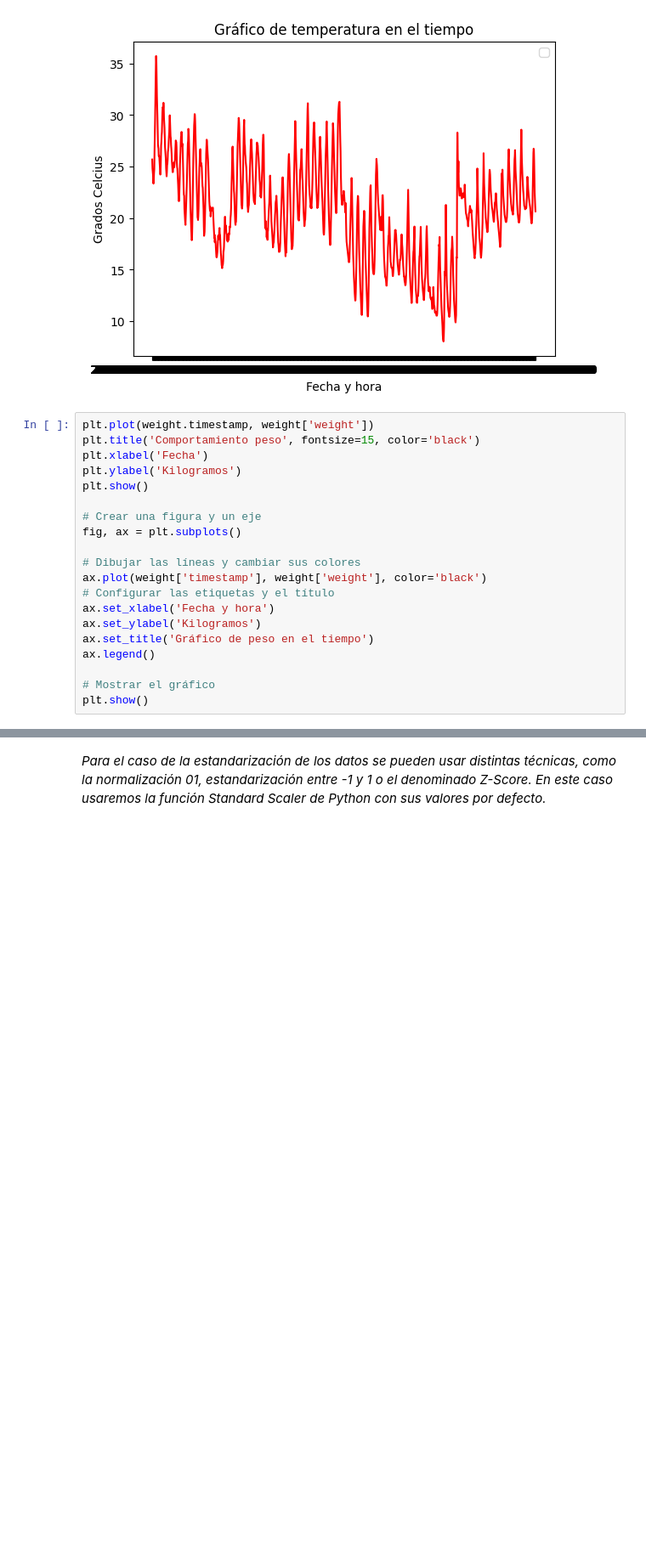
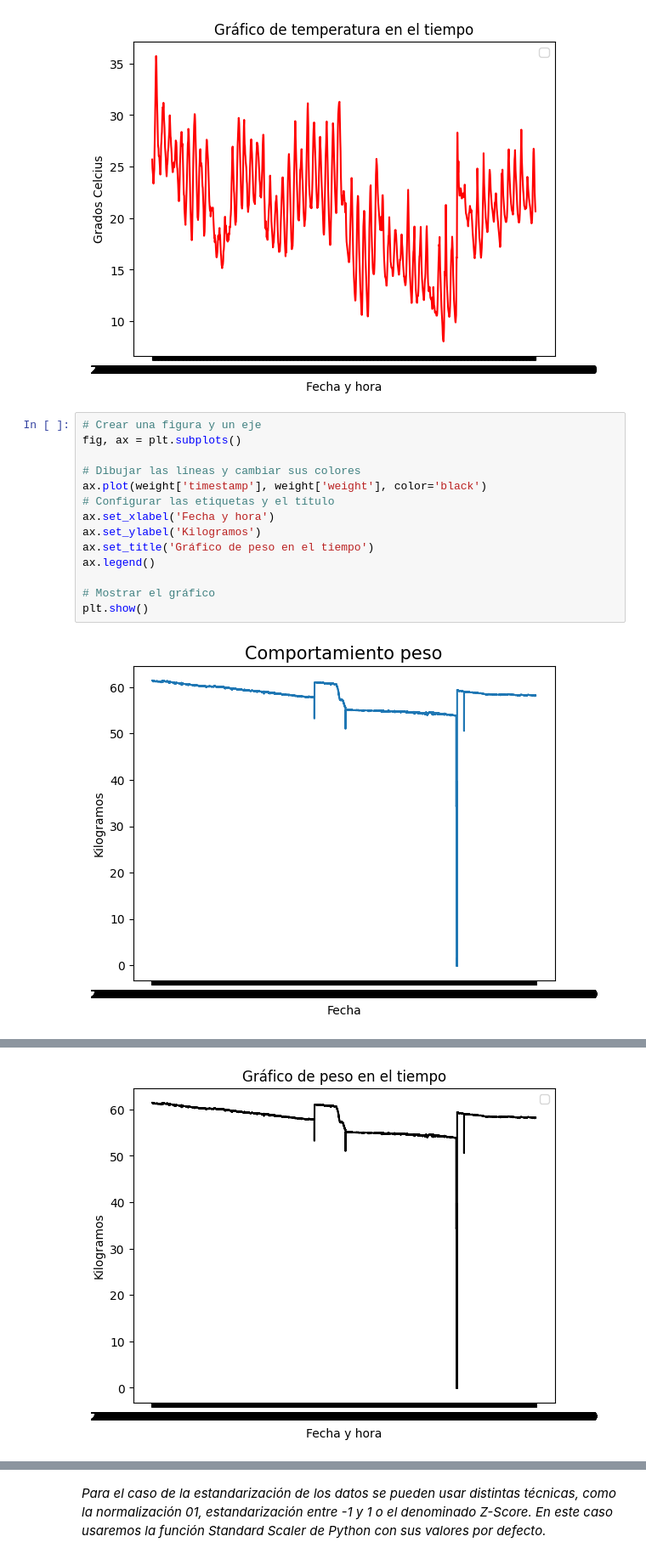
Before and after one commit to Cordero27/Minor-Machine-Learning, a Jupyter notebook: Analisis Dataset Memoria.ipynb, the cells around one changed output, grey strips where cells are left out. Shown at 85% size. Saved outputs shown, nothing was run; the diff lists cells and outputs as text; blank space fills up the shorter version.

```diff
--- a/Analisis Dataset Memoria.ipynb
+++ b/Analisis Dataset Memoria.ipynb
@@ -325,23 +327,18 @@ plt.show()
 WARNING:matplotlib.legend:No artists with labels found to put in legend.  Note that artists whose label start with an underscore are ignored when legend() is called with no argument.
 [figure]
 # %%
-plt.plot(weight.timestamp, weight['weight'])
-plt.title('Comportamiento peso', fontsize=15, color='black')
-plt.xlabel('Fecha')
-plt.ylabel('Kilogramos')
-plt.show()
-
 # Crear una figura y un eje
 fig, ax = plt.subplots()
 
 # Dibujar las líneas y cambiar sus colores
 ax.plot(weight['timestamp'], weight['weight'], color='black')
 # Configurar las etiquetas y el título
 ax.set_xlabel('Fecha y hora')
 ax.set_ylabel('Kilogramos')
 ax.set_title('Gráfico de peso en el tiempo')
 ax.legend()
 
 # Mostrar el gráfico
 plt.show()
 # %% [output]
+[figure, added]
@@ -349,3 +346,4 @@ KeyboardInterrupt: ignored
+[figure, added]
 # %%
 tempHumWei = pd.concat([flow['flow'], temperature['temperature'], humidity['humidity'], weight['weight']], axis=1, join='inner').sort_index()
 corr_mat = tempHumWei.corr(method='pearson')
```
Also changed, not shown: parts of 13 cells of this notebook.
